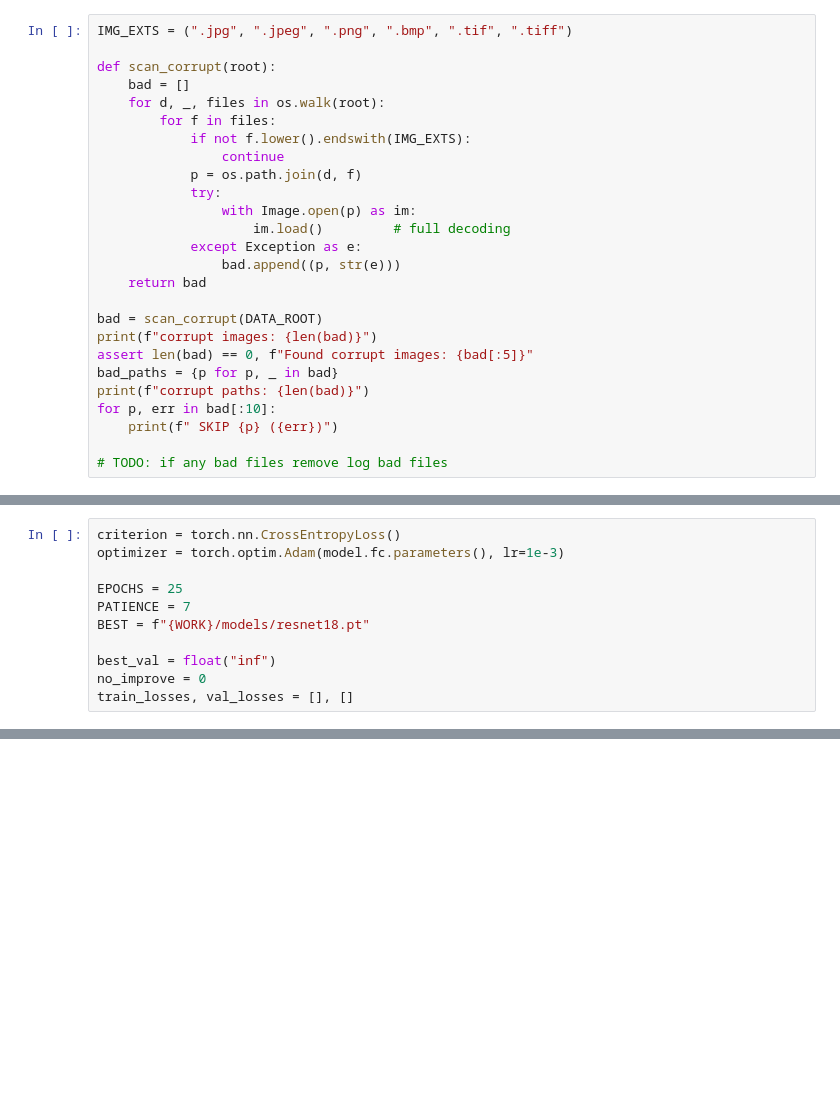
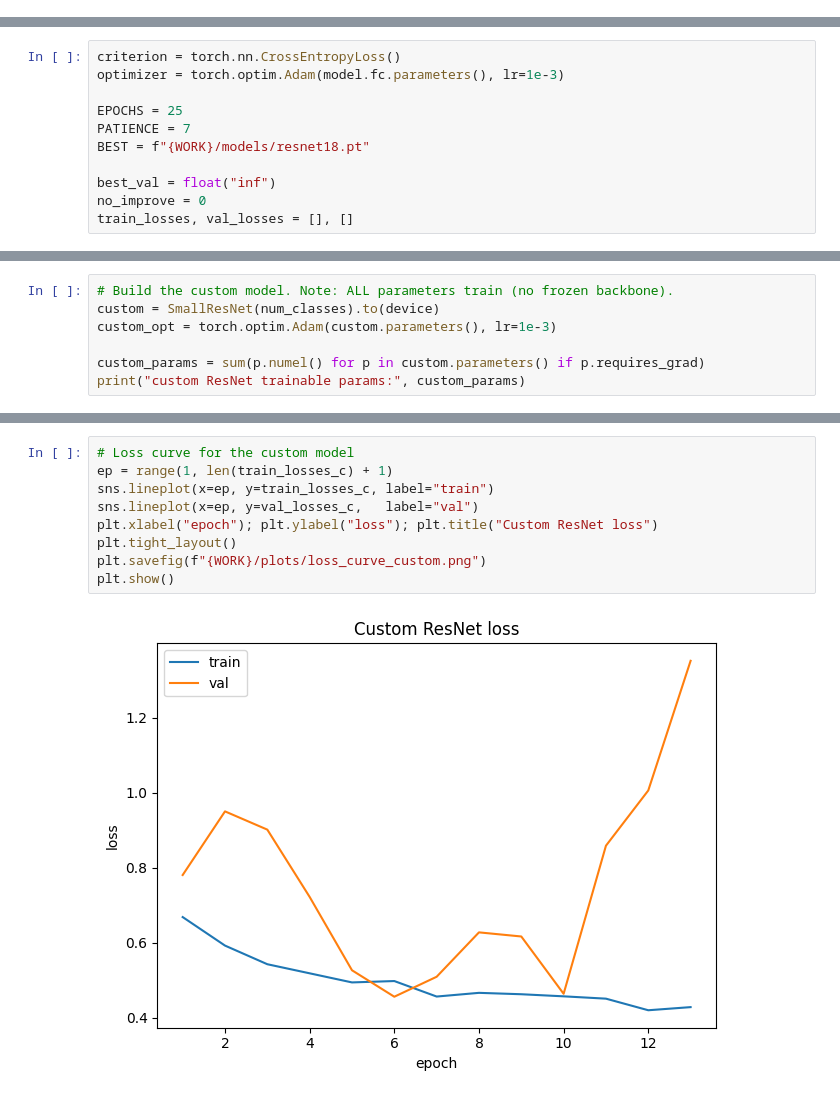
Before and after one commit to HamzaElhmd/tumor-detection-roboflow, a Jupyter notebook: resnet.ipynb, the cells around one changed output, grey strips where cells are left out. Drawn from its saved outputs; the diff is of its cells as text; blank space fills up the shorter version.

```diff
--- a/resnet.ipynb
+++ b/resnet.ipynb
@@ -50,26 +41,0 @@ print("device:", device)
-# %%
-IMG_EXTS = (".jpg", ".jpeg", ".png", ".bmp", ".tif", ".tiff")
-
-def scan_corrupt(root):
-    bad = []
-    for d, _, files in os.walk(root):
-        for f in files:
-            if not f.lower().endswith(IMG_EXTS):
-                continue
-            p = os.path.join(d, f)
-            try:
-                with Image.open(p) as im:
-                    im.load()         # full decoding
-            except Exception as e:
-                bad.append((p, str(e)))
-    return bad
-
-bad = scan_corrupt(DATA_ROOT)
-print(f"corrupt images: {len(bad)}")
-assert len(bad) == 0, f"Found corrupt images: {bad[:5]}"
-bad_paths = {p for p, _ in bad}
-print(f"corrupt paths: {len(bad)}")
-for p, err in bad[:10]:
-    print(f" SKIP {p} ({err})")
-
-# TODO: if any bad files remove log bad files
@@ -323,0 +311,7 @@ plt.show()
+# %%
+# Build the custom model. Note: ALL parameters train (no frozen backbone).
+custom = SmallResNet(num_classes).to(device)
+custom_opt = torch.optim.Adam(custom.parameters(), lr=1e-3)
+
+custom_params = sum(p.numel() for p in custom.parameters() if p.requires_grad)
+print("custom ResNet trainable params:", custom_params)
@@ -323,0 +381,11 @@ plt.show()
+# %%
+# Loss curve for the custom model
+ep = range(1, len(train_losses_c) + 1)
+sns.lineplot(x=ep, y=train_losses_c, label="train")
+sns.lineplot(x=ep, y=val_losses_c,   label="val")
+plt.xlabel("epoch"); plt.ylabel("loss"); plt.title("Custom ResNet loss")
+plt.tight_layout()
+plt.savefig(f"{WORK}/plots/loss_curve_custom.png")
+plt.show()
+# %% [output]
+[figure, added]
```
Also changed, not shown: parts of 28 cells of this notebook.
